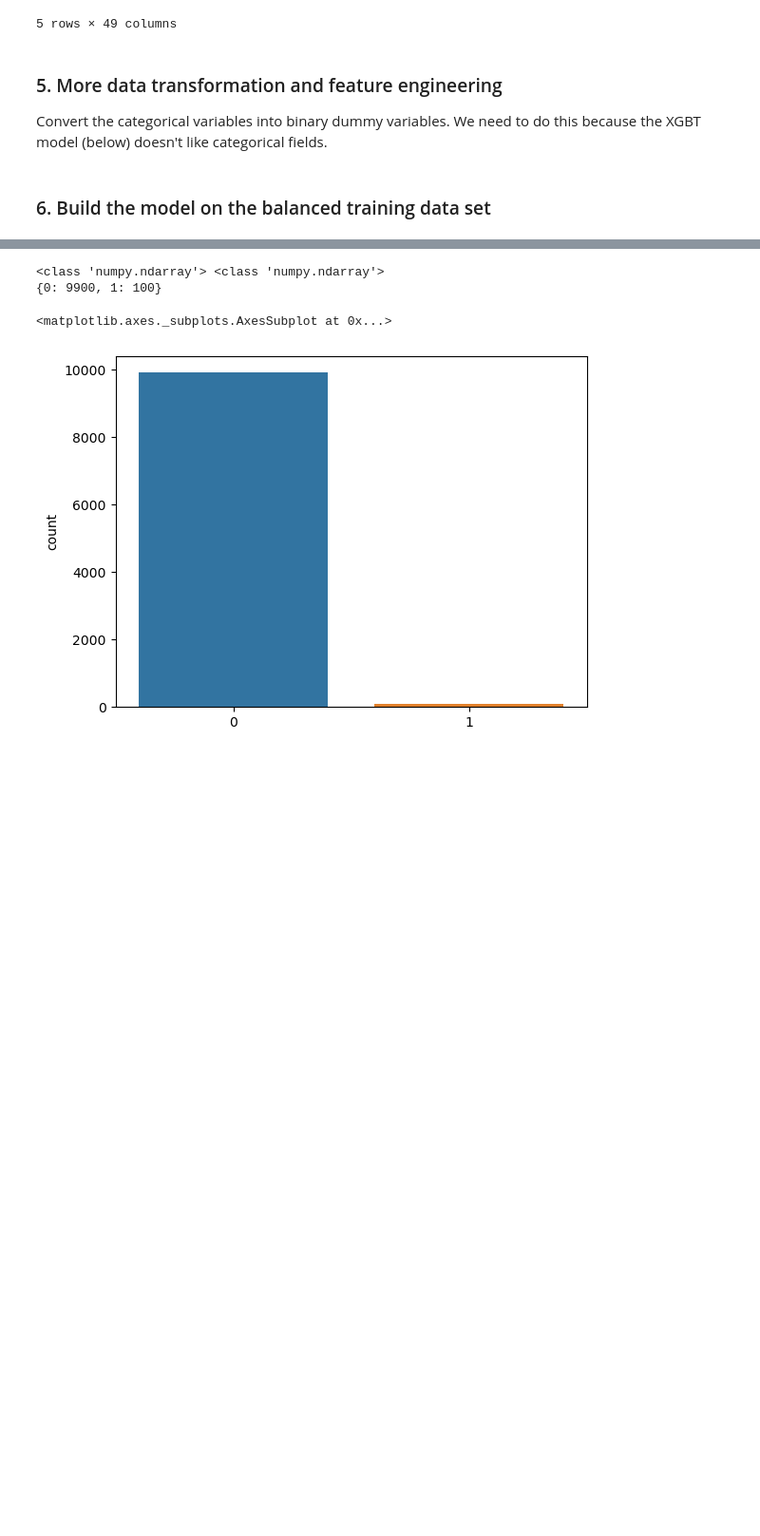
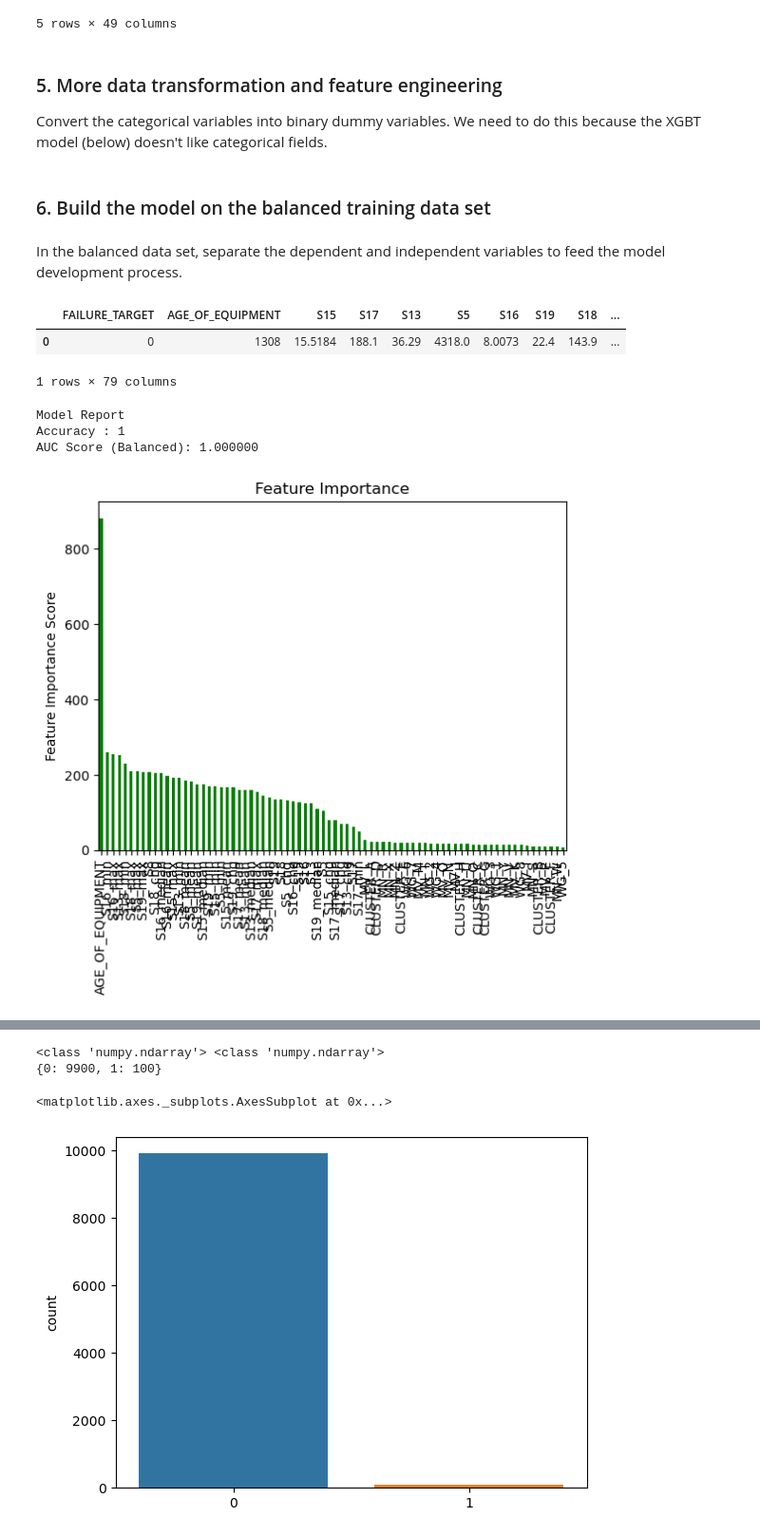
Before and after one commit to mashahin/predictive-maintenance, a Jupyter notebook: predictive_maintenance_machine_learning.ipynb, the cells around one changed output, grey strips where cells are left out. Shown at 95% size. Saved outputs shown, nothing was run; the diff lists cells and outputs as text; code cells hidden in the pictures; blank space fills up the shorter version.

Commit message:
Build the model

```diff
--- a/predictive_maintenance_machine_learning.ipynb
+++ b/predictive_maintenance_machine_learning.ipynb
@@ -733,3 +733,8 @@ df_dv=df_dv.rename(columns={1: "WG_1",2:"WG_2",3:"WG_3",4:"WG_4",5:"WG_5",6:"WG_
 df_total = pd.concat([df_total, df_dv], axis=1)
 # %% [markdown]
 ### 6. Build the model on the balanced training data set
+# %%
+# Remove the newly redundant categorical variables.  This are now represented by dummy variables.
+df_balanced=df_balanced.drop(columns=['REGION_CLUSTER','MAINTENANCE_VENDOR','MANUFACTURER','WELL_GROUP'])
+# %% [markdown]
+In the balanced data set, separate the dependent and independent variables to feed the model development process.
@@ -735,0 +746,58 @@ df_total = pd.concat([df_total, df_dv], axis=1)
+# %%
+#make sure everything is numeric for simplicity -- this caused issues with some operating environments, so it is commented out.
+#independent = independent.apply(pd.to_numeric)
+#df_balanced = df_balanced.apply(pd.to_numeric)
+
+#Define model specs.
+df_balanced.head(1)
+# %% [output]
+|  | FAILURE_TARGET | AGE_OF_EQUIPMENT | S15 | S17 | S13 | S5 | S16 | S19 | S18 | ... |
+| 0 | 0 | 1308 | 15.5184 | 188.1 | 36.29 | 4318.0 | 8.0073 | 22.4 | 143.9 | ... |
+1 rows × 79 columns
+# %%
+import matplotlib.pylab as plt
+%matplotlib inline
+
+def evaluate_model(alg, train, target, predictors,  early_stopping_rounds=1):
+
+
+    #Fit the algorithm on the data
+    alg.fit(train[predictors], target['FAILURE_TARGET'], eval_metric='error')
+
+    #Predict training set:
+    dtrain_predictions = alg.predict(train[predictors])
+    dtrain_predprob = alg.predict_proba(train[predictors])[:,1]
+
+    feat_imp = pd.Series(alg.get_booster().get_fscore()).sort_values(ascending=False)
+    feat_imp.plot(kind='bar', title='Feature Importance', color='g')
+    plt.ylabel('Feature Importance Score')
+
+    #Print model report:
+    print("\nModel Report")
+    print("Accuracy : %.4g" % metrics.accuracy_score(target['FAILURE_TARGET'].values, dtrain_predictions))
+    print("AUC Score (Balanced): %f" % metrics.roc_auc_score(target['FAILURE_TARGET'], dtrain_predprob))
+# %%
+# Define the parameter values for a xgbt model
+estimator_vals=160
+lr_vals = 0.8
+md_vals = 12
+mcw_vals = 0.5
+gamma_vals =.1
+subsample_vals = .5
+c_bt_vals = 1
+reg_lambda_vals = 1
+reg_alpha_vals = 1
+# %%
+# Define the model
+xgb0 = XGBClassifier(objective = 'binary:logistic',use_label_encoder=False,learning_rate = lr_vals,
+n_estimators=estimator_vals,max_depth=md_vals,min_child_weight=mcw_vals,
+gamma=gamma_vals,subsample=subsample_vals,colsample_bytree=c_bt_vals,
+reg_lambda=reg_lambda_vals,reg_alpha=reg_alpha_vals);
+# %%
+# Build the model on the balanced training data set.
+evaluate_model(xgb0, independent, dependent,features)
+# %% [output]
+Model Report
+Accuracy : 1
+AUC Score (Balanced): 1.000000
+[figure, added]
```
Also changed, not shown: parts of 2 cells of this notebook.
